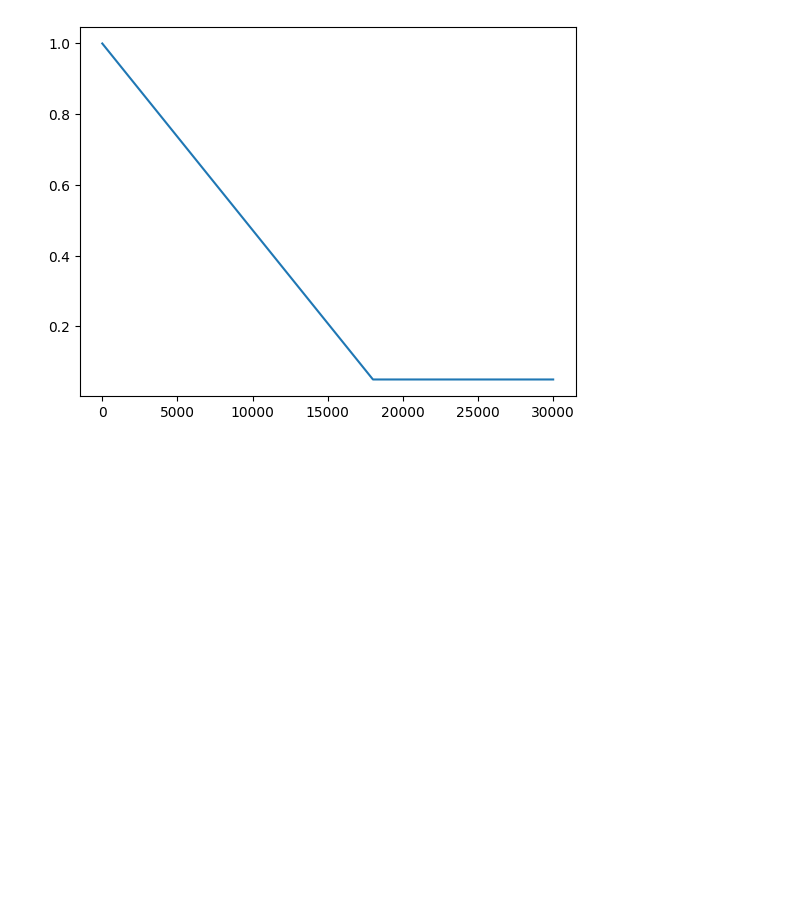
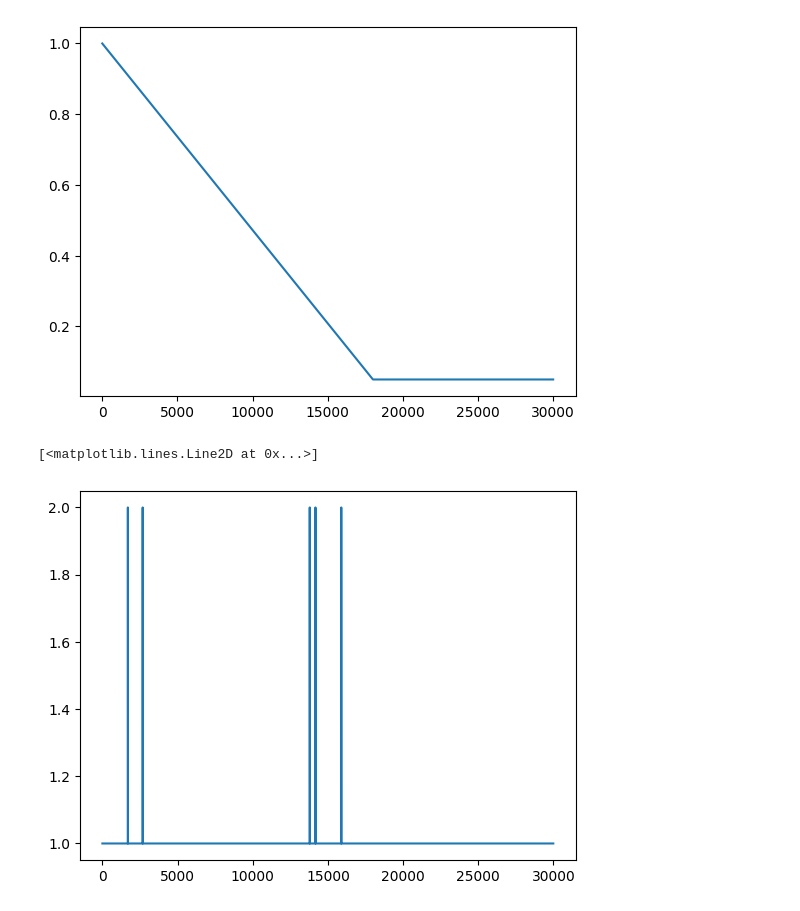
Before and after one commit to AlvaroSolana/DQN_RAT_Selection, a Jupyter notebook: RAT_training.ipynb, the cells around one changed output. Saved outputs shown, nothing was run; the diff lists cells and outputs as text; code cells hidden in the pictures; blank space fills up the shorter version.

```diff
--- a/RAT_training.ipynb
+++ b/RAT_training.ipynb
@@ -178,3 +192,8 @@ plt.plot(eps_list)
 # %% [output]
 [<matplotlib.lines.Line2D at 0x...>]
 [figure]
+# %%
+plt.plot(episode_length)
+# %% [output]
+[<matplotlib.lines.Line2D at 0x...>]
+[figure, added]
```
Also changed, not shown: parts of 8 cells of this notebook, 13 other files.
